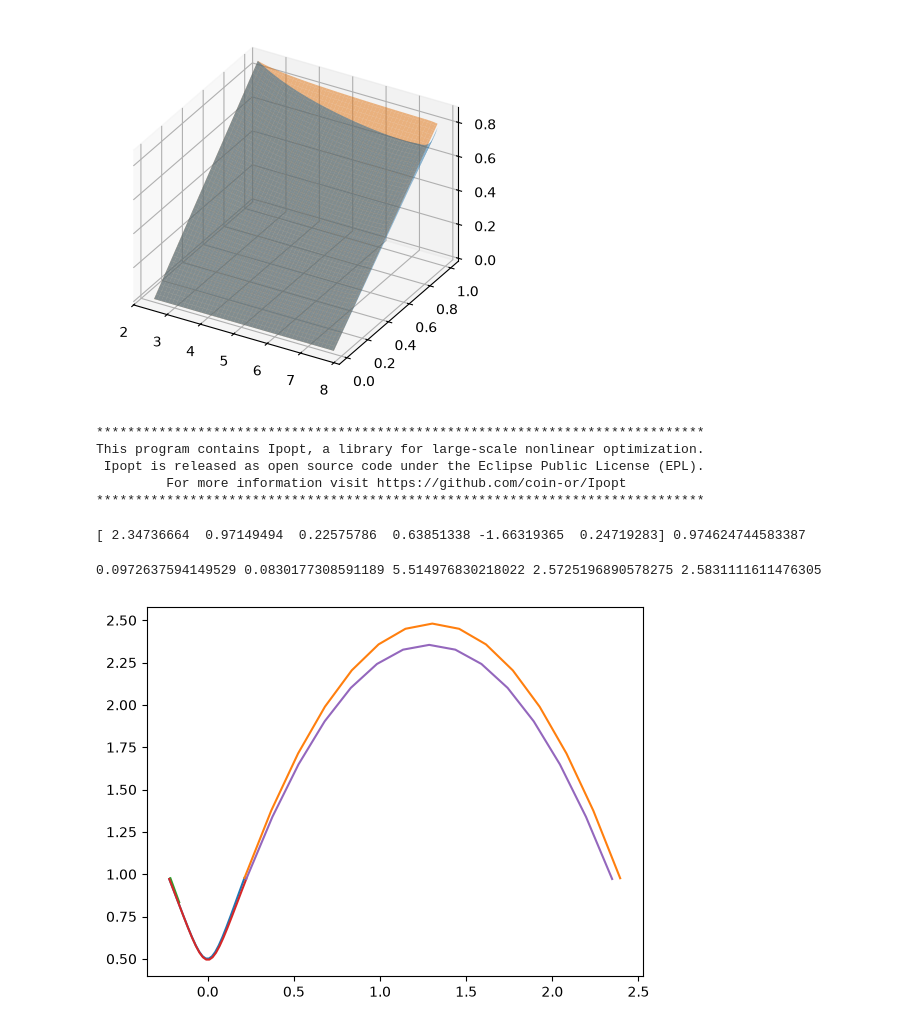
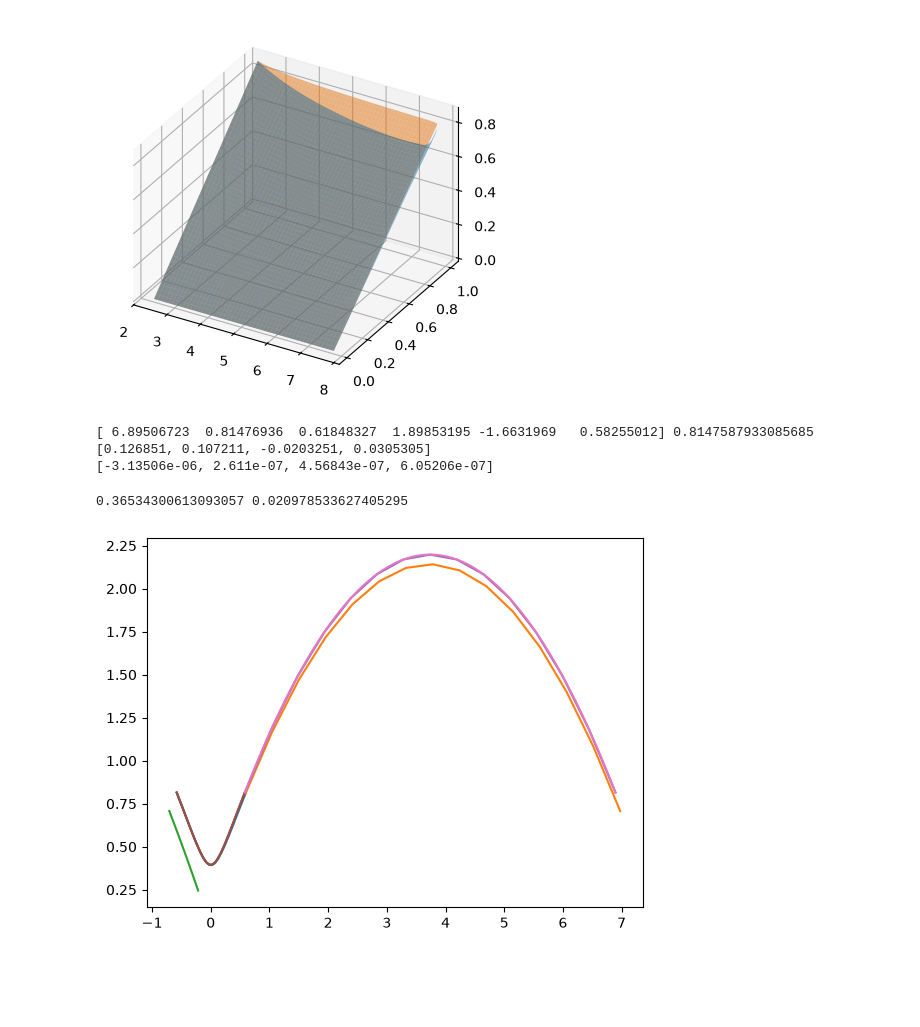
Before and after one commit to GLembrez/NMM-hopper, a Jupyter notebook: SQP/nonlinear_MPC.ipynb, the cells around one changed output. Drawn from its saved outputs; the diff is of its cells as text; code cells hidden in the pictures; blank space fills up the shorter version.

Commit message:
fixed nonlinear solver

```diff
--- a/SQP/nonlinear_MPC.ipynb
+++ b/SQP/nonlinear_MPC.ipynb
@@ -69,7 +69,7 @@ xsf = cs.vertcat(
 )
 e_TD = cs.cos(xf[2]) - xf[1]
 e_LO = l - 1
-de_TD = -cs.sin(xf[2])*xf[5] - xf[3]
+de_TD = -cs.sin(xf[2])*xf[5] - xf[4]
 de_LO = xs[0]*xs[2] + xs[1]*xs[3]
 # %%
 f =  {
@@ -229,6 +229,8 @@ class Solver:
 
         self.opti.subject_to(self.opti.bounded(Emin, self.e, Emax))
         self.opti.subject_to(self.opti.bounded(self.terminal_validity, self.phi, 1.0))
+        for duration in self.t:
+            self.opti.subject_to(self.opti.bounded(1e-2,duration,10))
         self.opti.subject_to(sum(self.t) == self.T)
 
         self.constrain()
@@ -264,7 +266,7 @@ class Solver:
             self.r = self.LUT(cs.vertcat(self.e,self.phi))[:-1] - self.x[-1][:,-1]
         self.opti.subject_to(cs.sumsqr(self.r) <= (1e-3)**2)
 
-        self.opti.minimize(self.Ju + 10*(self.e - self.E_bar)**2)
+        self.opti.minimize(self.Ju)
 
 
     def add_dynamics(self,m , x, u, h):
@@ -309,15 +311,15 @@ def initialize_mode(m,LUT,N,E0,phi_end=1.0):
         x_init[:,i] = np.array(LUT([E0,grid[i]])[:-1]).squeeze()
     return x_init
 # %%
-E0 = Emin+0.2
+E0 = 4
 E_inf = max(Emin,E0-0.2)
 E_sup = min(Emax,E0+0.2)
 N = {"s":20,"f":15}
 modes = ["s","f","s"]
-solver = Solver(LUT_sloc,N,K,W,E_inf,E_sup,modes)
+solver = Solver(LUT_sswi,N,K,W,E_inf,E_sup,modes)
 
 ts,tf = LUT_sloc([E0,1])[-1],LUT_floc([E0,1])[-1]
-T_init = ts + tf + 0.25*ts
+T_init = ts + tf + 0.5*ts
 xs_init = initialize_mode("s",LUT_sloc,N["s"],E0) ## TODO use rk4 instead
 xf_init = initialize_mode("f",LUT_floc,N["f"],E0)
 solver.initialize(
@@ -330,23 +332,26 @@ solver.initialize(
     1
 )
 sol = solver.solve()
-# %% [output]
-******************************************************************************
-This program contains Ipopt, a library for large-scale nonlinear optimization.
- Ipopt is released as open source code under the Eclipse Public License (EPL).
-         For more information visit https://github.com/coin-or/Ipopt
-******************************************************************************
 # %%
 print(xf_init[:,-1],cs.cos(xf_init[2,-1]))
+print(sol["x"][0][:,0] - convert["f"](sol["x"][1][:,-1]))
+print(xs_init[:,0] - convert["f"](xf_init[:,-1]))
+
+_,xs_verif = integrate_until_event(xs_init[:,0], "s")
+_,xf_verif = integrate_until_event(convert["s"](xs_verif[:,-1]), "f")
 # %% [output]
-[ 2.34736664  0.97149494  0.22575786  0.63851338 -1.66319365  0.24719283] 0.974624744583387
+[ 6.89506723  0.81476936  0.61848327  1.89853195 -1.6631969   0.58255012] 0.8147587933085685
+[0.126851, 0.107211, -0.0203251, 0.0305305]
+[-3.13506e-06, 2.611e-07, 4.56843e-07, 6.05206e-07]
 # %%
 xh = sol["x"]
-print(sol["phi"],sol["t"][-1],sol["cost"],sol["E"],E0)
+print(sol["t"][-1],sol["cost"])
 for t in xh:
     plt.plot(t[0,:],t[1,:])
 for t in [xs_init,xf_init]:
     plt.plot(t[0,:],t[1,:])
+for t in [xs_verif,xf_verif]:
+    plt.plot(t[0,:],t[1,:])
 # %% [output]
-0.0972637594149529 0.0830177308591189 5.514976830218022 2.5725196890578275 2.5831111611476305
+0.36534300613093057 0.020978533627405295
-[figure, old version]
+[figure, new version]
```
